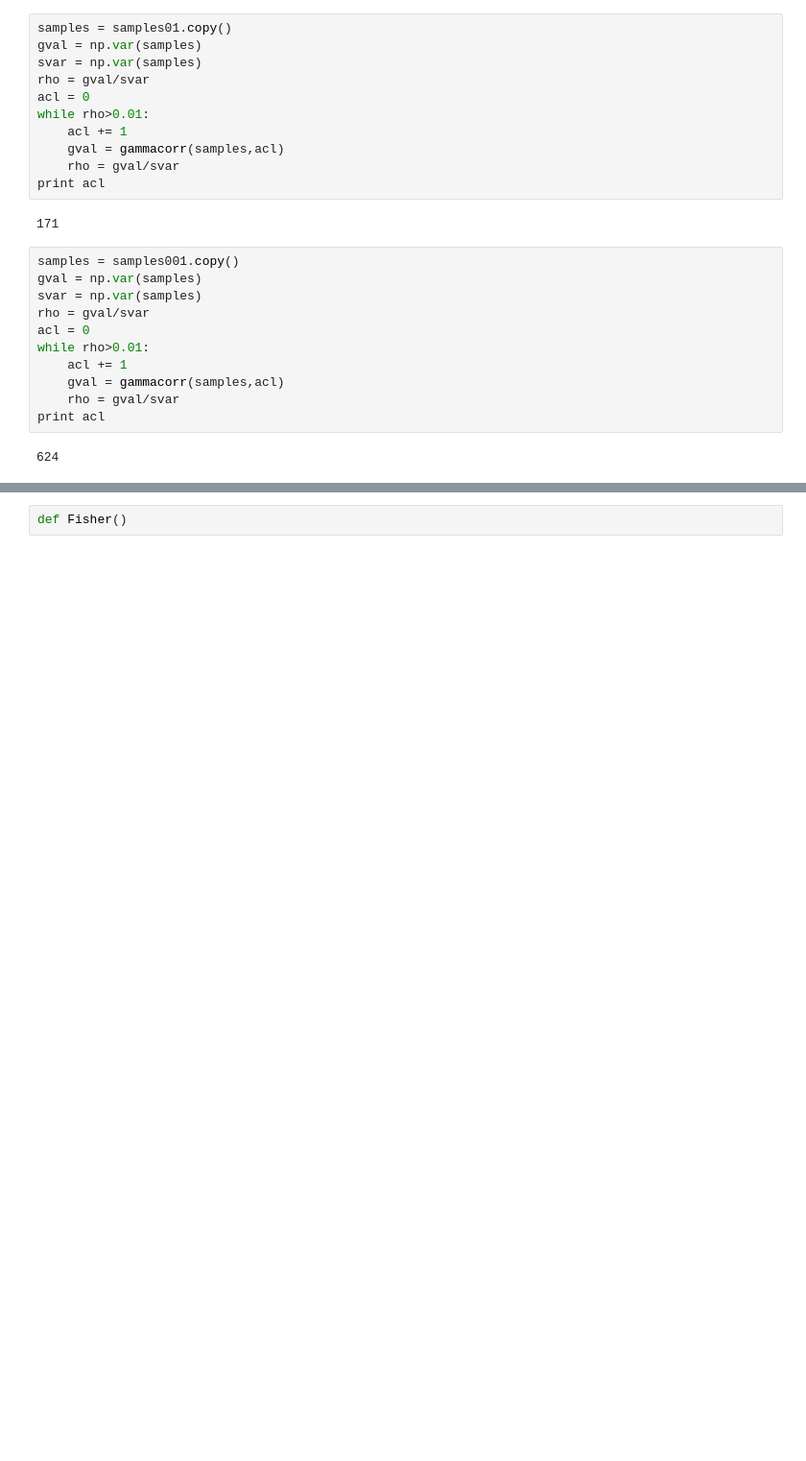
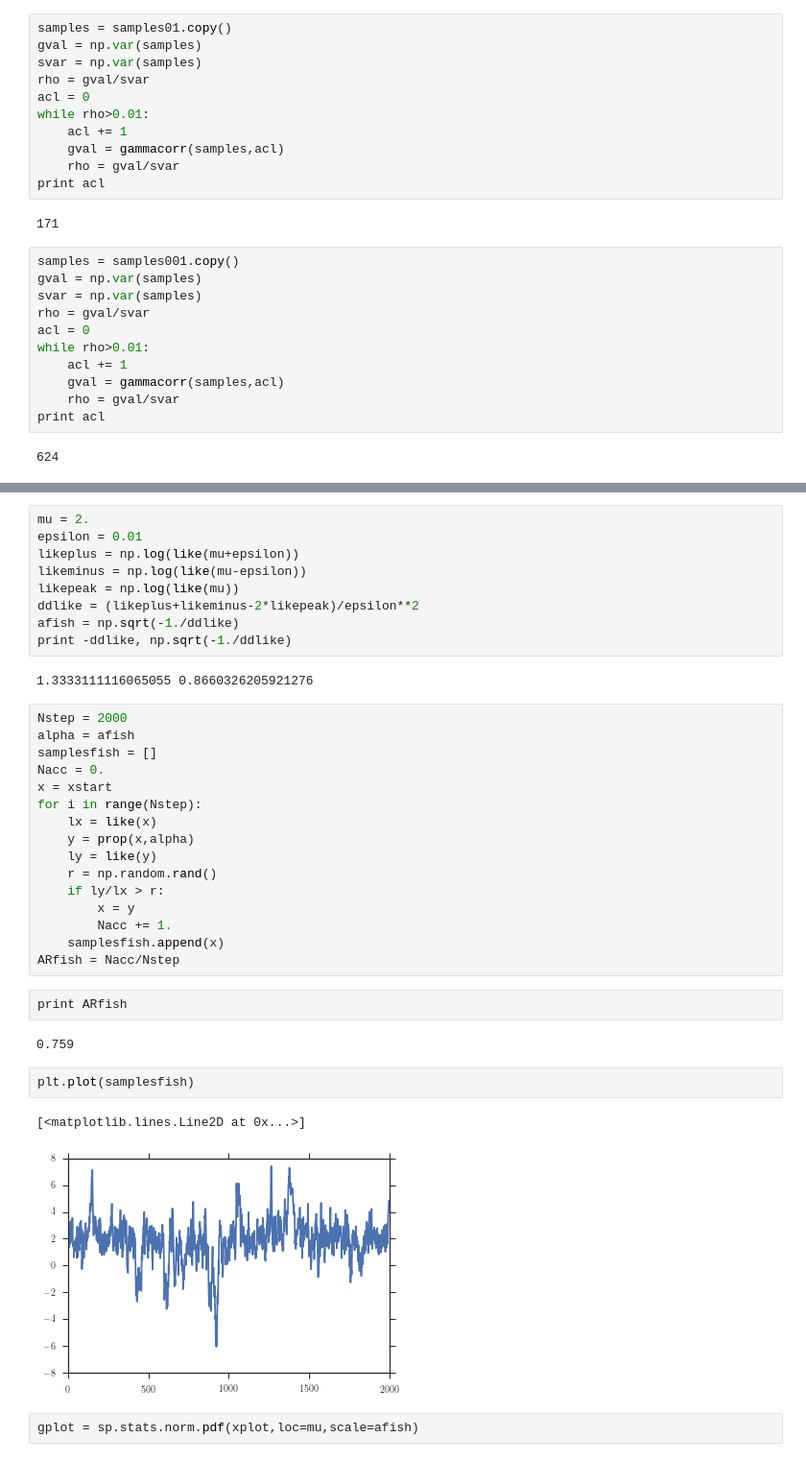
Before and after one commit to lmaesampson/MCMCNotes, a Jupyter notebook: MCMCSamplerDesign.ipynb, the cells around one changed output, grey strips where cells are left out. Shown at 96% size. Drawn from its saved outputs; the diff is of its cells as text; blank space fills up the shorter version.

```diff
--- a/MCMCSamplerDesign.ipynb
+++ b/MCMCSamplerDesign.ipynb
@@ -364,2 +371,38 @@ Each component is defined as the second derivative of the log of the likelihood
-# %%
-def Fisher()
+# %%
+mu = 2.
+epsilon = 0.01
+likeplus = np.log(like(mu+epsilon))
+likeminus = np.log(like(mu-epsilon))
+likepeak = np.log(like(mu))
+ddlike = (likeplus+likeminus-2*likepeak)/epsilon**2
+afish = np.sqrt(-1./ddlike)
+print -ddlike, np.sqrt(-1./ddlike)
+# %% [output]
+1.3333111116065055 0.8660326205921276
+# %%
+Nstep = 2000
+alpha = afish
+samplesfish = []
+Nacc = 0.
+x = xstart
+for i in range(Nstep):
+    lx = like(x)
+    y = prop(x,alpha)
+    ly = like(y)
+    r = np.random.rand()
+    if ly/lx > r:
+        x = y
+        Nacc += 1.
+    samplesfish.append(x)
+ARfish = Nacc/Nstep
+# %%
+print ARfish
+# %% [output]
+0.759
+# %%
+plt.plot(samplesfish)
+# %% [output]
+[<matplotlib.lines.Line2D at 0x...>]
+[figure, added]
+# %%
+gplot = sp.stats.norm.pdf(xplot,loc=mu,scale=afish)
```
Also changed, not shown: parts of 2 cells of this notebook.
